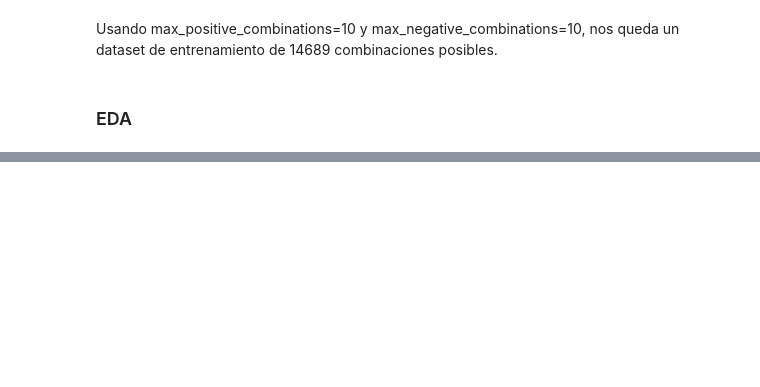
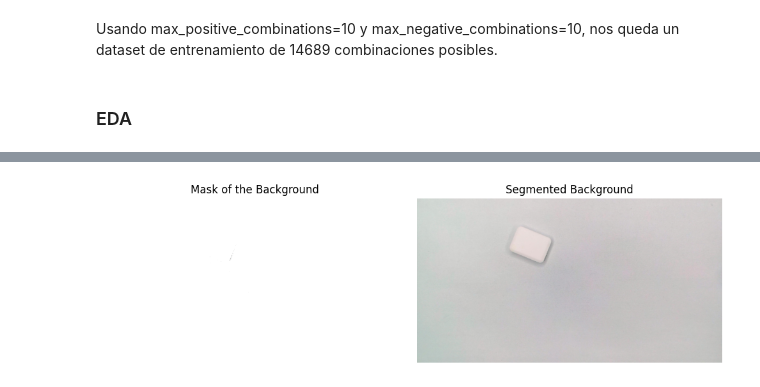
Before and after one commit to Octadeshays/cv2_pill_classification, a Jupyter notebook: notebooks/dataset_building.ipynb, the cells around one changed output, grey strips where cells are left out. Saved outputs shown, nothing was run; the diff lists cells and outputs as text; code cells hidden in the pictures; blank space fills up the shorter version.

```diff
--- a/notebooks/dataset_building.ipynb
+++ b/notebooks/dataset_building.ipynb
@@ -239,0 +302,36 @@ show_sample(train_dataset)
+# %%
+# Load the uploaded image
+image_path = '../data/selected_split_data/test/mebucain_mint_2_mg_1_mg/mebucain_mint_2_mg_1_mg_u_005.jpg'
+image = cv2.imread(image_path)
+
+hsv_image = cv2.cvtColor(image, cv2.COLOR_BGR2HSV)
+
+# Define the color range for the background (light colors, near white)
+lower_background = (0, 0, 150)
+upper_background = (180, 50, 255)
+
+# Create a mask to isolate the background
+background_mask = cv2.inRange(hsv_image, lower_background, upper_background)
+
+# Apply the mask to the original image to segment the background
+segmented_background = cv2.bitwise_and(image, image, mask=background_mask)
+
+# Display the mask and the segmented background image
+plt.figure(figsize=(10, 5))
+
+# Plot the mask
+plt.subplot(1, 2, 1)
+plt.imshow(background_mask, cmap='gray')
+plt.title("Mask of the Background")
+plt.axis('off')
+
+# Plot the segmented background
+plt.subplot(1, 2, 2)
+plt.imshow(cv2.cvtColor(segmented_background, cv2.COLOR_BGR2RGB))
+plt.title("Segmented Background")
+plt.axis('off')
+
+plt.tight_layout()
+plt.show()
+# %% [output]
+[figure, added]
```
Also changed, not shown: parts of 10 cells of this notebook, 1 other file.
